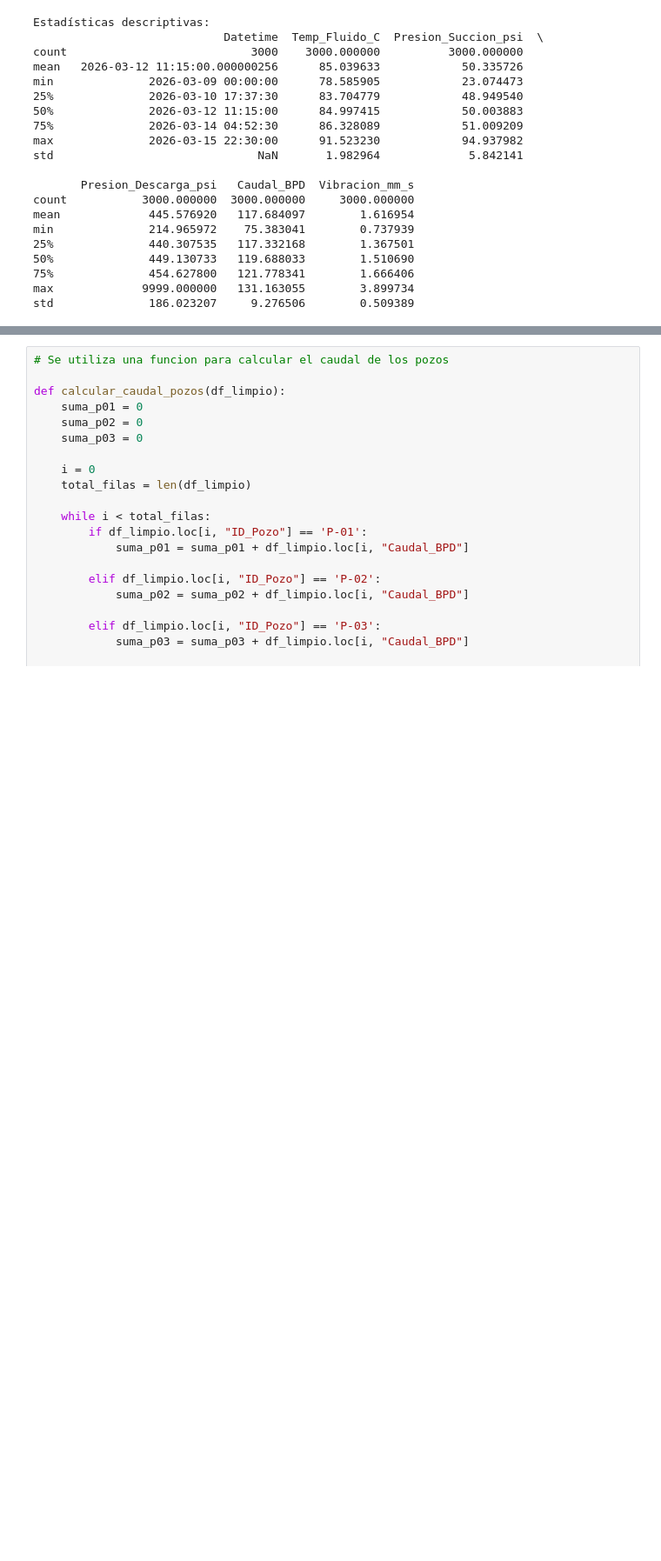
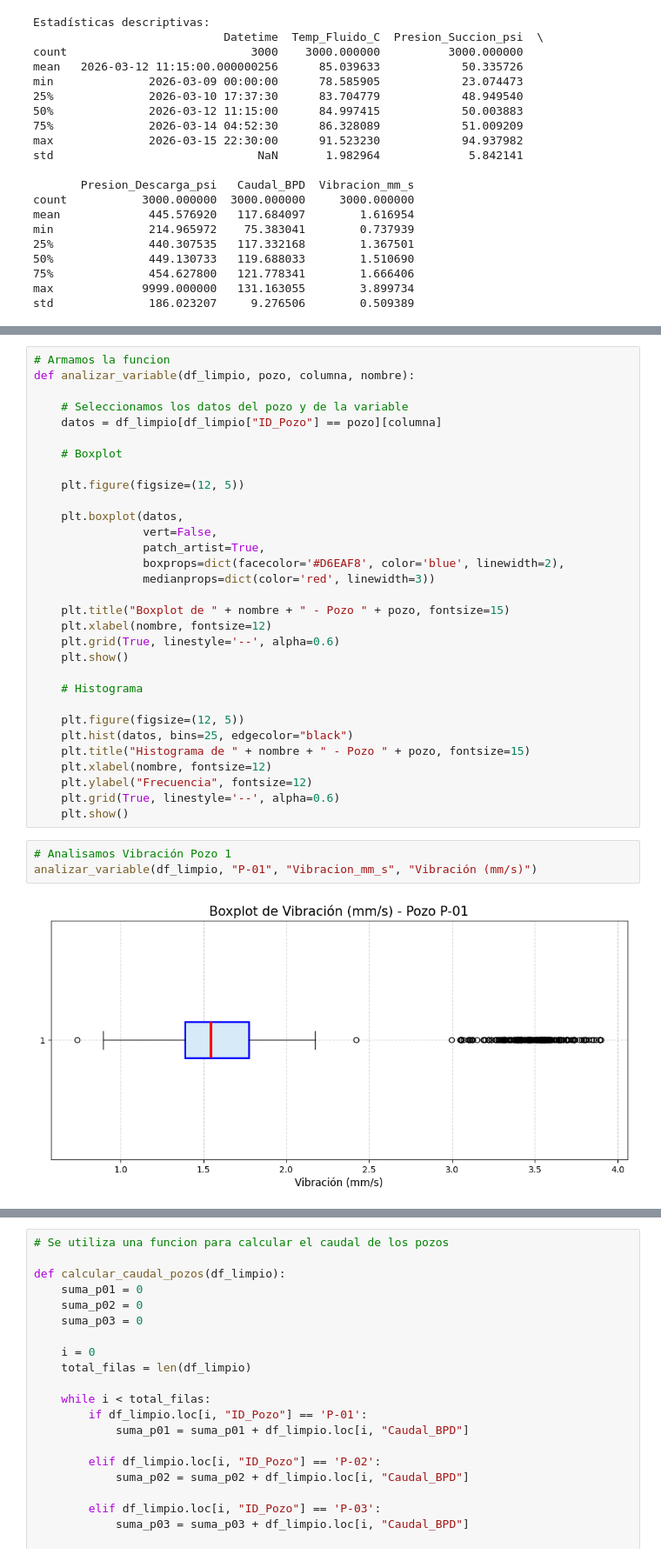
Before and after one commit to dacdemon/ITD, a Jupyter notebook: Practica_3.ipynb, the cells around one changed output, grey strips where cells are left out. Shown at 87% size. Cells and saved outputs as stored; diff of their text form; blank space fills up the shorter version.

```diff
--- a/Practica_3.ipynb
+++ b/Practica_3.ipynb
@@ -243,0 +192,36 @@ Período total:  6 days 22:30:00
+# %%
+# Armamos la funcion
+def analizar_variable(df_limpio, pozo, columna, nombre):
+
+    # Seleccionamos los datos del pozo y de la variable
+    datos = df_limpio[df_limpio["ID_Pozo"] == pozo][columna]
+
+    # Boxplot
+
+    plt.figure(figsize=(12, 5))
+
+    plt.boxplot(datos,
+                vert=False,
+                patch_artist=True,
+                boxprops=dict(facecolor='#D6EAF8', color='blue', linewidth=2),
+                medianprops=dict(color='red', linewidth=3))
+
+    plt.title("Boxplot de " + nombre + " - Pozo " + pozo, fontsize=15)
+    plt.xlabel(nombre, fontsize=12)
+    plt.grid(True, linestyle='--', alpha=0.6)
+    plt.show()
+
+    # Histograma
+
+    plt.figure(figsize=(12, 5))
+    plt.hist(datos, bins=25, edgecolor="black")
+    plt.title("Histograma de " + nombre + " - Pozo " + pozo, fontsize=15)
+    plt.xlabel(nombre, fontsize=12)
+    plt.ylabel("Frecuencia", fontsize=12)
+    plt.grid(True, linestyle='--', alpha=0.6)
+    plt.show()
+# %%
+# Analisamos Vibración Pozo 1
+analizar_variable(df_limpio, "P-01", "Vibracion_mm_s", "Vibración (mm/s)")
+# %% [output]
+[figure, added]
```
Also changed, not shown: parts of 41 cells of this notebook.
